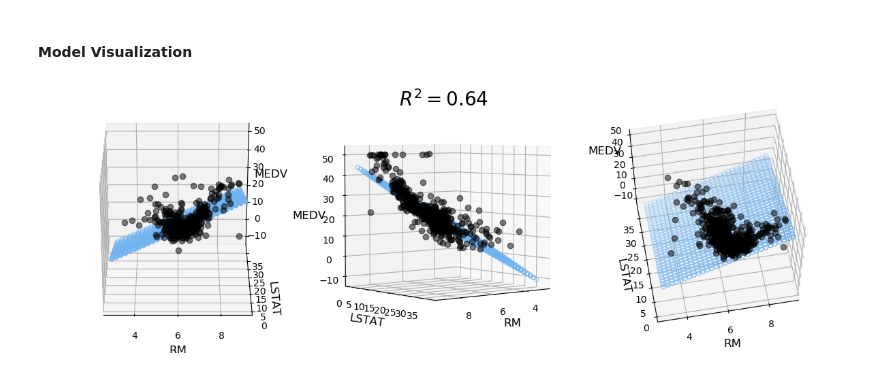
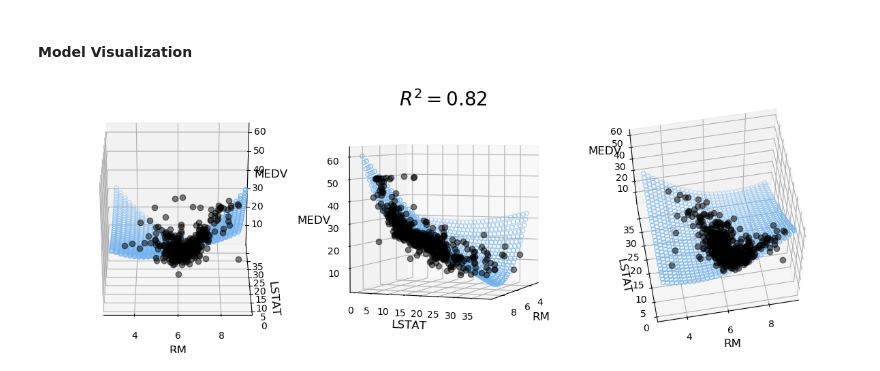
Before and after one commit to PrynsTag/Machine-Learning-Journey, a Jupyter notebook: 01 - Linear Regression/Linear Regression Exercise.ipynb, the cells around one changed output. Saved outputs shown, nothing was run; the diff lists cells and outputs as text; code cells hidden in the pictures.

Commit message:
Added Polynomial Regression and Plot actual and predicted results

```diff
--- a/01 - Linear Regression/Linear Regression Exercise.ipynb
+++ b/01 - Linear Regression/Linear Regression Exercise.ipynb
@@ -194,0 +292,5 @@ predicted = regressor.predict(model_viz)
+# %%
+poly_reg = PolynomialFeatures(degree=2)
+X_poly = poly_reg.fit_transform(X_train)
+lin_reg = LinearRegression()
+lin_reg.fit(X_poly, y_train)
@@ -195,19 +305,19 @@ predicted = regressor.predict(model_viz)
+# %%
+poly_test = lin_reg.predict(poly_reg.fit_transform(X_test))
 # %% [markdown]
 #### Scoring Metrics
 # %%
-# # Train Data
-# y_train_pred = regressor.predict(X_train)
-# rmse = np.sqrt(mean_squared_error(y_train, y_train_pred))
-# r2_train = r2_score(y_train, y_train_pred)
+# Train Data
+r2_poly_train = r2_score(y_train, poly_train)
+poly_train_rmse = np.sqrt(mean_squared_error(y_train, poly_train))
 
-# print("# ------------TRAIN DATA---------------- #")
-# print(f"RMSE Score: {rmse}")
-# print(f"R2 Score: {r2_train}\n")
+print("# ------------TRAIN DATA---------------- #")
+print(f"RMSE Score: {poly_train_rmse}")
+print(f"R2 Score: {r2_poly_train}\n")
 
-# y_test_pred = regressor.predict(X_test)
-# rmse = np.sqrt(mean_squared_error(y_test, y_test_pred))
-# r2_test = r2_score(y_test, y_test_pred)
+r2_poly_test = r2_score(y_test, poly_test)
+poly_test_rmse = np.sqrt(mean_squared_error(y_test, poly_test))
 
-# print("# ------------TEST DATA---------------- #")
-# print(f"RMSE Score: {rmse}")
-# print(f"R2 Score: {r2_test}")
+print("# ------------TEST DATA---------------- #")
+print(f"RMSE Score: {poly_test_rmse}")
+print(f"R2 Score: {r2_poly_test}\n")
@@ -216,30 +359,33 @@ predicted = regressor.predict(model_viz)
+# %%
+poly_predicted = lin_reg.predict(poly_reg.fit_transform(model_viz))
 # %%
 plt.style.use("default")
 
 fig = plt.figure(figsize=(12, 4))
 
 ax1 = fig.add_subplot(131, projection="3d")
 ax2 = fig.add_subplot(132, projection="3d")
 ax3 = fig.add_subplot(133, projection="3d")
 
 axes = [ax1, ax2, ax3]
 
 for ax in axes:
     ax.plot(x, y, z, color="k", zorder=15, linestyle="none", marker="o", alpha=0.5)
-    ax.scatter(xx_pred.flatten(), yy_pred.flatten(), predicted, facecolor=(0,0,0,0), s=20, edgecolor="#70b3f0")
+    ax.scatter(xx_pred.flatten(), yy_pred.flatten(), poly_predicted, facecolor=(0,0,0,0), s=20, edgecolor="#70b3f0")
     ax.set_xlabel("RM", fontsize=12)
     ax.set_ylabel("LSTAT", fontsize=12)
     ax.set_zlabel("MEDV", fontsize=12)
     ax.locator_params(nbins=4, axis="x")
     ax.locator_params(nbins=5, axis="x")
 
+
 ax1.view_init(elev=28, azim=-90)
-ax2.view_init(elev=4, azim=51)
+ax2.view_init(elev=4, azim=21)
 ax3.view_init(elev=60, azim=-100)
-
-fig.suptitle("$R^2 = %.2f$" % r2, fontsize=20)
+fig.suptitle("$R^2 = %.2f$" % r2_poly_test, fontsize=20)
 
 fig.tight_layout()
+fig.savefig("3D_lin_reg.png")
 # %% [output]
-[figure, old version]
+[figure, new version]
 # %%
```
Also changed, not shown: parts of 34 cells of this notebook.
